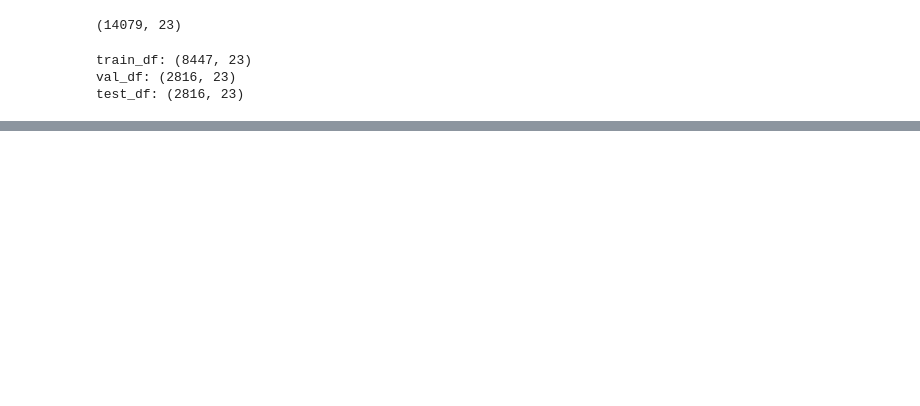
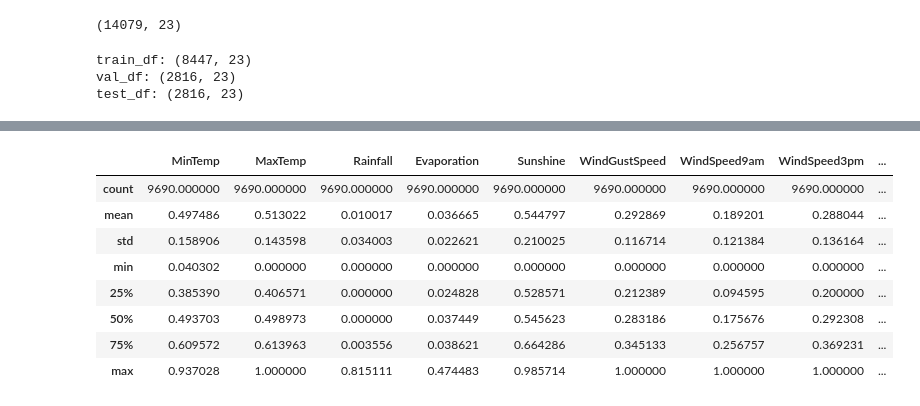
Before and after one commit to Surya8Singh/Portfolio_Projects, a Jupyter notebook: rain-prediction-logistic-regression.ipynb, the cells around one changed output, grey strips where cells are left out. Saved outputs shown, nothing was run; the diff lists cells and outputs as text; code cells hidden in the pictures; blank space fills up the shorter version.

```diff
--- a/rain-prediction-logistic-regression.ipynb
+++ b/rain-prediction-logistic-regression.ipynb
@@ -178,0 +297,3 @@ test_df
+# %%
+imputer.fit(raw_df[numeric_cols])
+list(imputer.statistics_) #computed stats of all the numerical columns is now in the property of imputer
@@ -178,0 +317,5 @@ test_df
+# %%
+#now imputing the missing values in train, validation, and test set with the computed stats from imputer
+train_inputs[numeric_cols] = imputer.transform(train_inputs[numeric_cols])
+val_inputs[numeric_cols] = imputer.transform(val_inputs[numeric_cols])
+test_inputs[numeric_cols] = imputer.transform(test_inputs[numeric_cols])
@@ -178,0 +355,10 @@ test_df
+# %%
+from sklearn.preprocessing import MinMaxScaler
+scaler = MinMaxScaler()
+scaler.fit(raw_df[numeric_cols])
+
+print('Minimum:')
+print(scaler.data_min_)
+print('\n')
+print('Maximum:')
+print(scaler.data_max_)
@@ -178,0 +374,17 @@ test_df
+# %%
+#scaling the split datasets
+train_inputs[numeric_cols] = scaler.transform(train_inputs[numeric_cols])
+val_inputs[numeric_cols] = scaler.transform(val_inputs[numeric_cols])
+test_inputs[numeric_cols] = scaler.transform(test_inputs[numeric_cols])
+# %%
+train_inputs[numeric_cols].describe()
+# %% [output]
+|  | MinTemp | MaxTemp | Rainfall | Evaporation | Sunshine | WindGustSpeed | WindSpeed9am | WindSpeed3pm | ... |
+| count | 9690.000000 | 9690.000000 | 9690.000000 | 9690.000000 | 9690.000000 | 9690.000000 | 9690.000000 | 9690.000000 | ... |
+| mean | 0.497486 | 0.513022 | 0.010017 | 0.036665 | 0.544797 | 0.292869 | 0.189201 | 0.288044 | ... |
+| std | 0.158906 | 0.143598 | 0.034003 | 0.022621 | 0.210025 | 0.116714 | 0.121384 | 0.136164 | ... |
+| min | 0.040302 | 0.000000 | 0.000000 | 0.000000 | 0.000000 | 0.000000 | 0.000000 | 0.000000 | ... |
+| 25% | 0.385390 | 0.406571 | 0.000000 | 0.024828 | 0.528571 | 0.212389 | 0.094595 | 0.200000 | ... |
+| 50% | 0.493703 | 0.498973 | 0.000000 | 0.037449 | 0.545623 | 0.283186 | 0.175676 | 0.292308 | ... |
+| 75% | 0.609572 | 0.613963 | 0.003556 | 0.038621 | 0.664286 | 0.345133 | 0.256757 | 0.369231 | ... |
+| max | 0.937028 | 1.000000 | 0.815111 | 0.474483 | 0.985714 | 1.000000 | 1.000000 | 1.000000 | ... |
```
Also changed, not shown: parts of 20 cells of this notebook.
